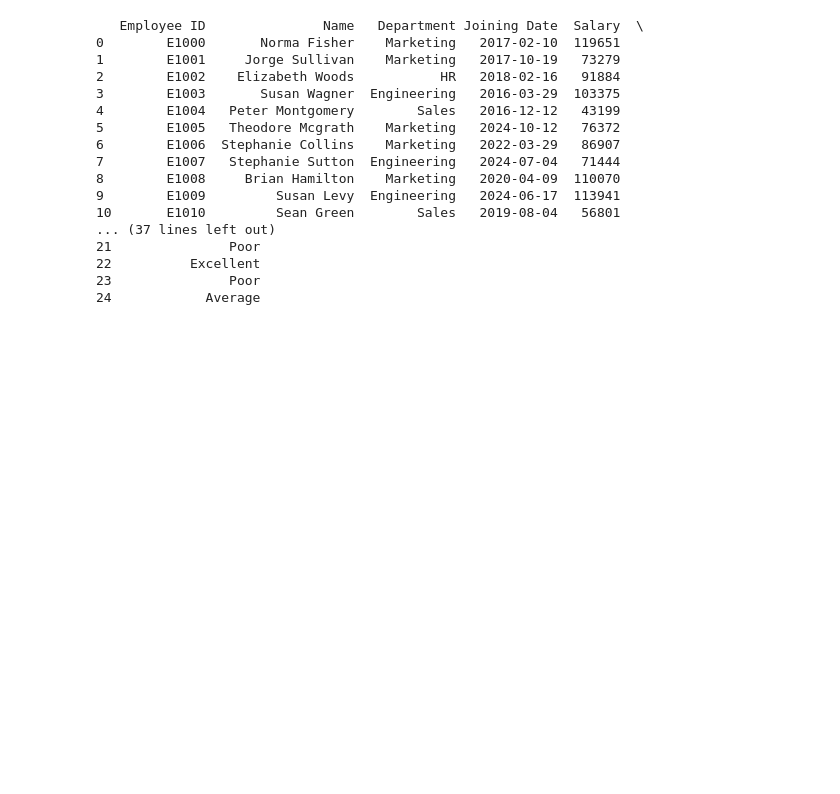
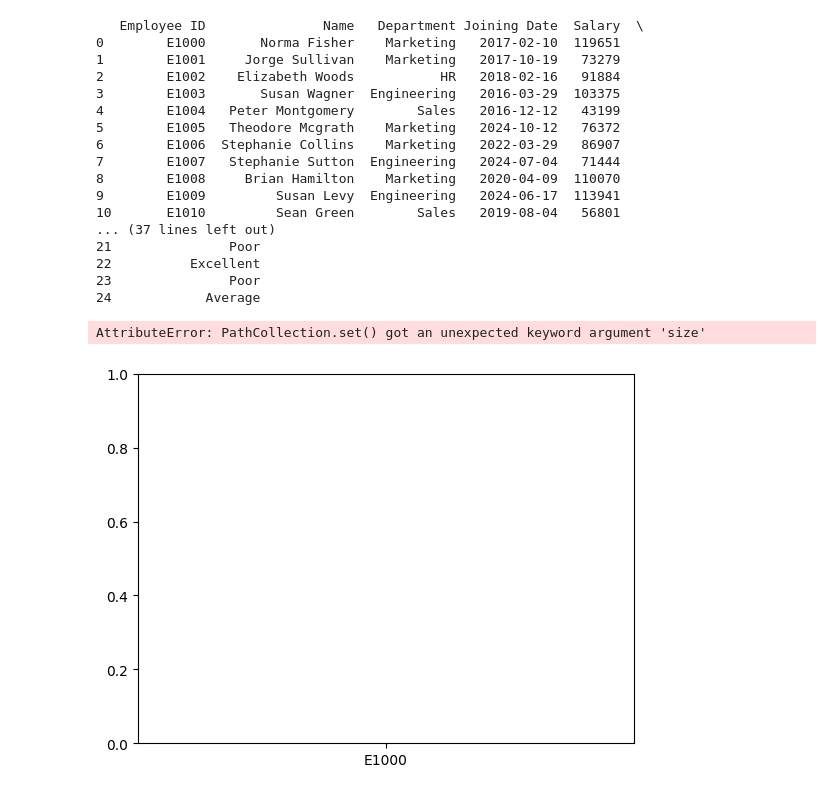
Before and after one commit to AbhayPatil2004/DataAnalytics, a Jupyter notebook: matplotlib/scatter.ipynb, the cells around one changed output. Saved outputs shown, nothing was run; the diff lists cells and outputs as text; code cells hidden in the pictures; blank space fills up the shorter version.

```diff
--- a/matplotlib/scatter.ipynb
+++ b/matplotlib/scatter.ipynb
@@ -18,30 +19,32 @@ plt.show()
 # %%
 import matplotlib.pyplot as plt
 import pandas as pd
 import numpy as np
 
 data = pd.read_excel(r"C:\Users\WIN10\Desktop\DataAnalyics\employee_data.xlsx")
 pd.DataFrame(data)
 
 print(data)
 
-plt.scatter( data["Employee Id"] , data["Salary"])
+plt.scatter(data["Employee ID"],data["Salary"] , size=2)
 plt.show()
 # %% [output]
    Employee ID               Name   Department Joining Date  Salary  \
 0        E1000       Norma Fisher    Marketing   2017-02-10  119651
 1        E1001     Jorge Sullivan    Marketing   2017-10-19   73279
 2        E1002    Elizabeth Woods           HR   2018-02-16   91884
 3        E1003       Susan Wagner  Engineering   2016-03-29  103375
 4        E1004   Peter Montgomery        Sales   2016-12-12   43199
 5        E1005   Theodore Mcgrath    Marketing   2024-10-12   76372
 6        E1006  Stephanie Collins    Marketing   2022-03-29   86907
 7        E1007   Stephanie Sutton  Engineering   2024-07-04   71444
 8        E1008     Brian Hamilton    Marketing   2020-04-09  110070
 9        E1009         Susan Levy  Engineering   2024-06-17  113941
 10       E1010         Sean Green        Sales   2019-08-04   56801
 ... (37 lines left out)
 21               Poor
 22          Excellent
 23               Poor
 24            Average
+AttributeError: PathCollection.set() got an unexpected keyword argument 'size'
+[figure, added]
```
Also changed, not shown: parts of 1 cell of this notebook, 14 other files.
